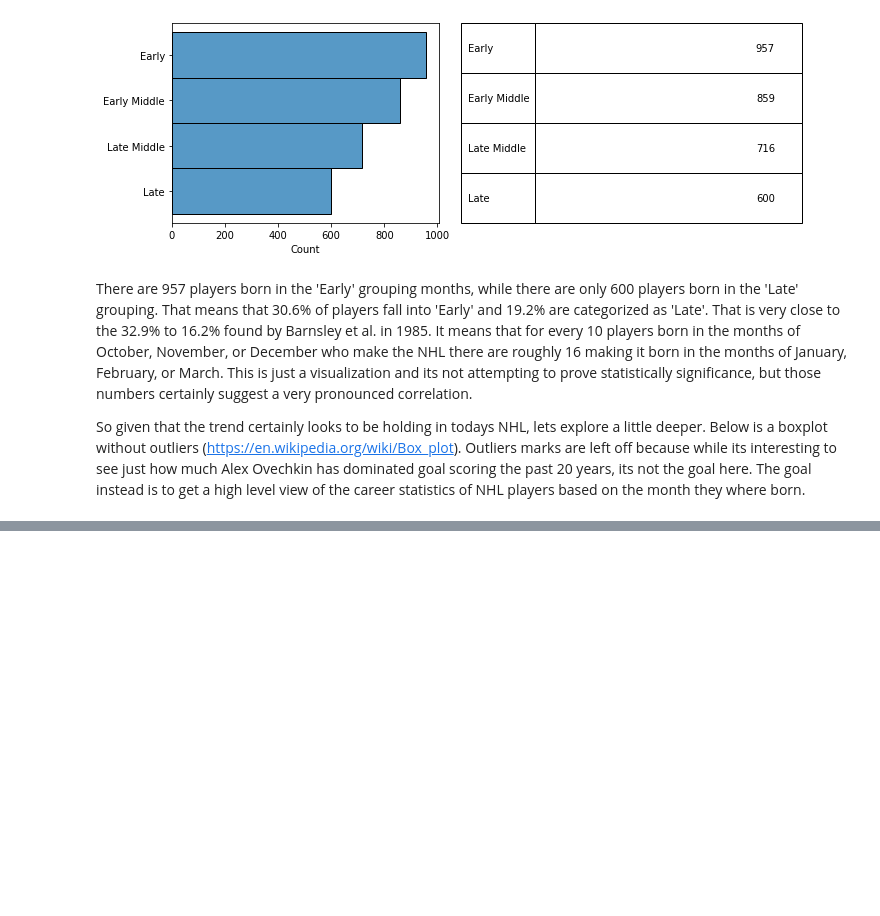
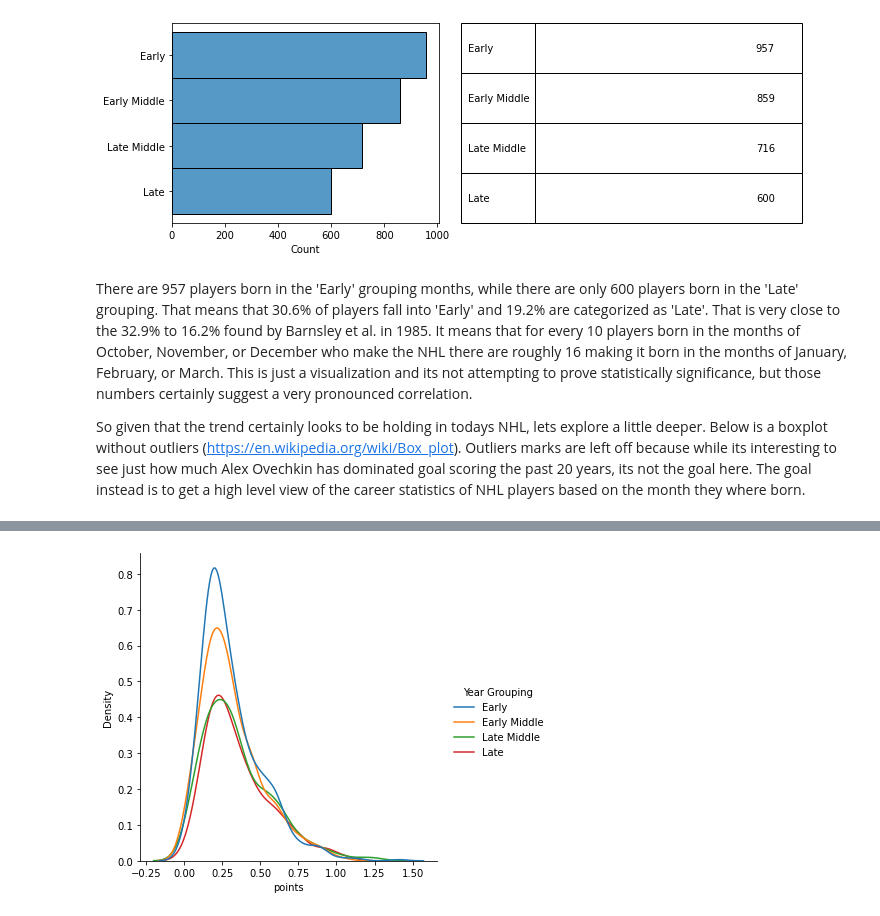
Before and after one commit to JackStaples/jcrs-blog, a Jupyter notebook: _notebooks/2021-10-25-nhldatatest.ipynb, the cells around one changed output, grey strips where cells are left out. Drawn from its saved outputs; the diff is of its cells as text; code cells hidden in the pictures; blank space fills up the shorter version.

Commit message:
Add by game, density plots

```diff
--- a/_notebooks/2021-10-25-nhldatatest.ipynb
+++ b/_notebooks/2021-10-25-nhldatatest.ipynb
@@ -97,6 +97,19 @@ df = career_stats_df
 career_stats_df['points'] = df['goals'] + df['assists']
 career_stats_df['power play points'] = df['power play goals'] + df['power play assists']
 career_stats_df['shooting percentage'] = df['goals'] / df['shots'] * 100
+
+career_stats_by_game_df = pd.DataFrame()
+career_stats_by_game_df['Year Grouping'] = career_stats_df['Year Grouping']
+career_stats_by_game_df['assists'] = career_stats_df['assists'] / career_stats_df['games']
+career_stats_by_game_df['goals'] = career_stats_df['goals'] / career_stats_df['games']
+career_stats_by_game_df['points'] = career_stats_df['points'] / career_stats_df['games']
+career_stats_by_game_df['pim'] = career_stats_df['pim'] / career_stats_df['games']
+career_stats_by_game_df['shots'] = career_stats_df['shots'] / career_stats_df['games']
+career_stats_by_game_df['hits'] = career_stats_df['hits'] / career_stats_df['games']
+career_stats_by_game_df['power play goals'] = career_stats_df['power play goals'] / career_stats_df['games']
+career_stats_by_game_df['power play assists'] = career_stats_df['power play assists'] / career_stats_df['games']
+career_stats_by_game_df['blocked shots'] = career_stats_df['blocked shots'] / career_stats_df['games']
+career_stats_by_game_df['shifts'] = career_stats_df['shifts'] / career_stats_df['games']
 # %% [markdown]
 In Malcolm Gladwell's book 'Outliers', which coined the now pervasive ten thousand hour rule, he discusses an interesting trend in professional hockey. Players who make it to the upper echelons of the hockey world tend be born in the earlier months of the year. The chapter wherein Gladwell discusses this is phenomenon is based on the work of a group of canadian phsycologists (R.H. Barnsley, A.H. Thompson, and P.E. Barnsley) who published their paper 'Hockey Success and Relative Birthdate: The Relative Age Effect' in 1985. At the time they found that 32.0% of hockey players in the National Hockey League (NHL) where born in the months of January, February, and March. In contrast, only 16.2% where born in the months of October, November, and December.  Their findings for the Ontario Hockey League (OHL) and the Western Hockey League (WHL) where very similar. They conclude that this was likely the result of how players are grouped in minor hockey leagues. In Canada you're placed into your division based on your age on December 31st. This means that players born in the early months of the year have the advantage of being the oldest players in their groupings. They will be bigger, stronger, faster, and more mentally developed than the players they are competing against. Thats a significant advantage in a game like hockey.
 
@@ -266,0 +389,4 @@ As for the spring slump. This trend is really surprising to me, considering play
+# %%
+ax = sb.displot(data=career_stats_by_game_df, x='points', hue='Year Grouping', kind='kde')
+# %% [output]
+[figure, added]
```
Also changed, not shown: parts of 5 cells of this notebook, 1 other file.
